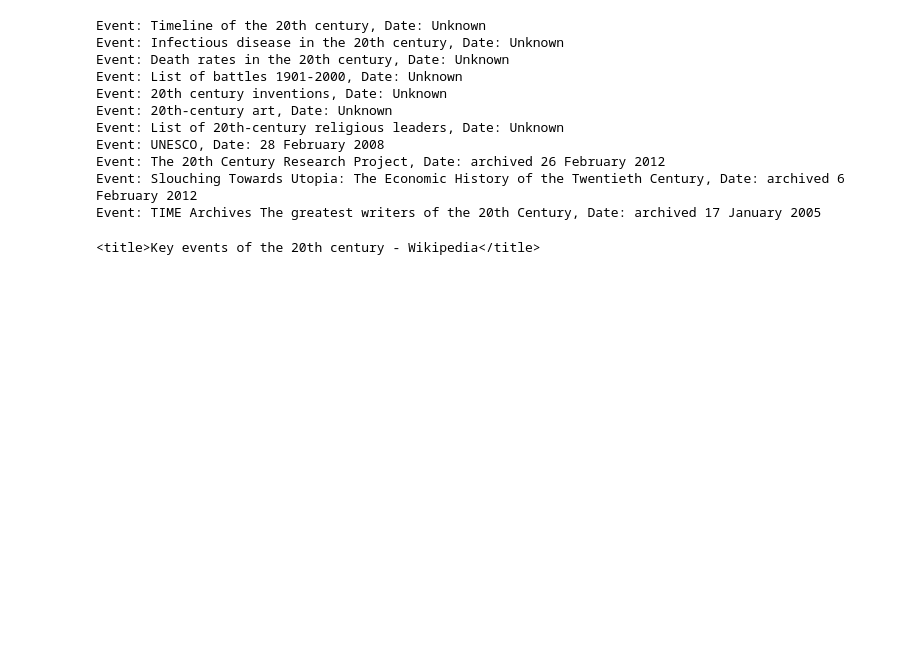
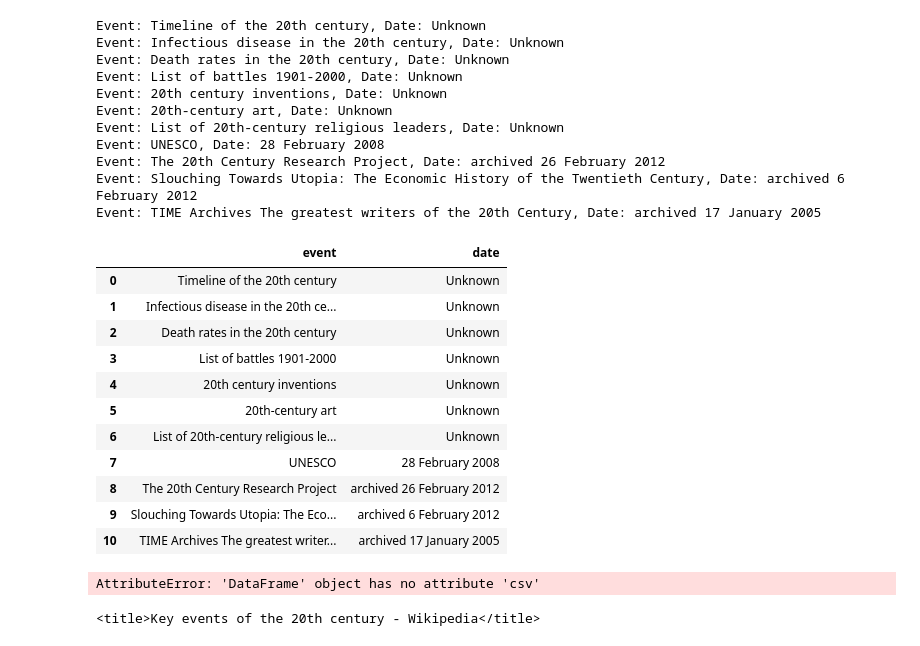
Before and after one commit to neveenalmuhtaseb/20th-century, a Jupyter notebook: 1.4 scraping data.ipynb, the cells around one changed output. Cells and saved outputs as stored; diff of their text form; code cells hidden in the pictures; blank space fills up the shorter version.

```diff
--- a/1.4 scraping data.ipynb
+++ b/1.4 scraping data.ipynb
@@ -74,6 +74,29 @@ Event: UNESCO, Date: 28 February 2008
 Event: The 20th Century Research Project, Date: archived 26 February 2012
 Event: Slouching Towards Utopia: The Economic History of the Twentieth Century, Date: archived 6 February 2012
 Event: TIME Archives The greatest writers of the 20th Century, Date: archived 17 January 2005
+# %%
+ # Convert to DataFrame
+df = pd.DataFrame(events, columns=["event", "date"])
+
+ # Show result
+df
+# %% [output]
+|  | event | date |
+| 0 | Timeline of the 20th century | Unknown |
+| 1 | Infectious disease in the 20th ce... | Unknown |
+| 2 | Death rates in the 20th century | Unknown |
+| 3 | List of battles 1901-2000 | Unknown |
+| 4 | 20th century inventions | Unknown |
+| 5 | 20th-century art | Unknown |
+| 6 | List of 20th-century religious le... | Unknown |
+| 7 | UNESCO | 28 February 2008 |
+| 8 | The 20th Century Research Project | archived 26 February 2012 |
+| 9 | Slouching Towards Utopia: The Eco... | archived 6 February 2012 |
+| 10 | TIME Archives The greatest writer... | archived 17 January 2005 |
+# %%
+df.csv(r'/Users/yasersouri/Desktop/data analysis/specialization 1/20th-century/scraped-df.csv',ind)
+# %% [output]
+AttributeError: 'DataFrame' object has no attribute 'csv'
 # %%
 # Second portion
 
```
Also changed, not shown: 2 other files.
